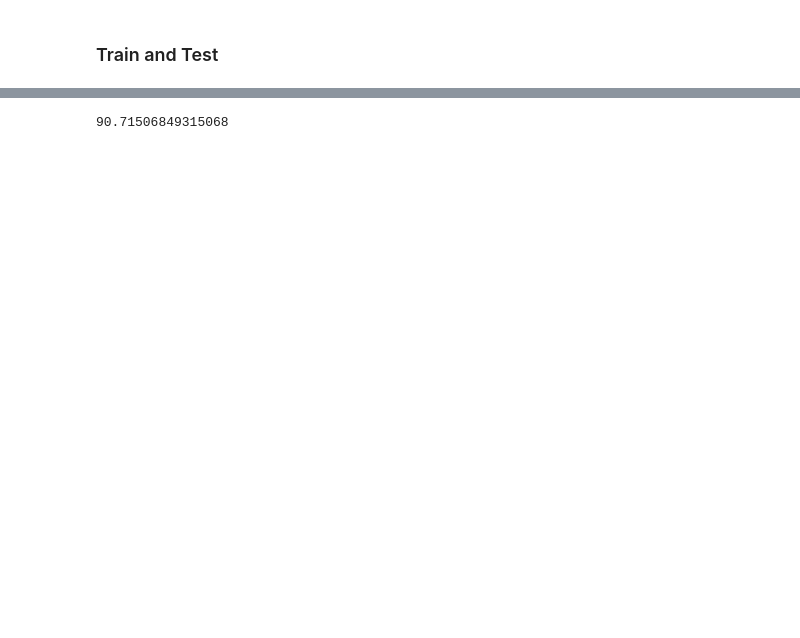
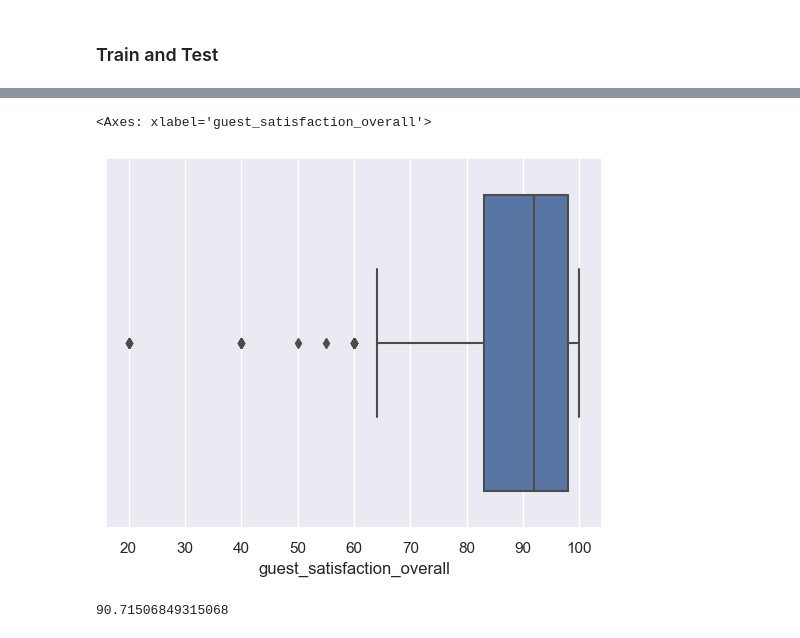
Before and after one commit to Revold1/SC1015-AirBNB, a Jupyter notebook: ForestofRandomisedTrees.ipynb, the cells around one changed output, grey strips where cells are left out. Drawn from its saved outputs; the diff is of its cells as text; code cells hidden in the pictures; blank space fills up the shorter version.

```diff
--- a/ForestofRandomisedTrees.ipynb
+++ b/ForestofRandomisedTrees.ipynb
@@ -134,3 +134,8 @@ underpriced['guest_satisfaction_overall'].mean()
+# %%
+sb.boxplot(data = underpriced, x='guest_satisfaction_overall')
+# %% [output]
+<Axes: xlabel='guest_satisfaction_overall'>
+[figure, added]
 # %%
 overpriced['guest_satisfaction_overall'].mean()
 # %% [output]
```
Also changed, not shown: parts of 5 cells of this notebook, 1 other file.
